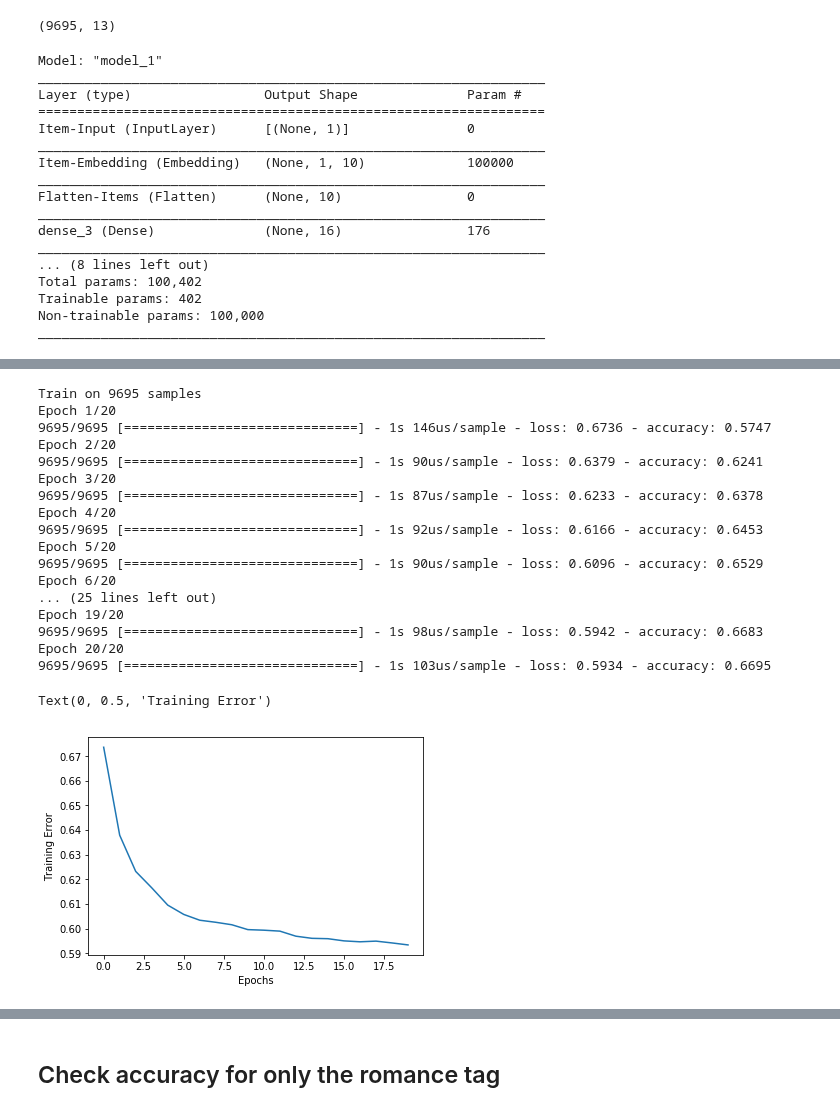
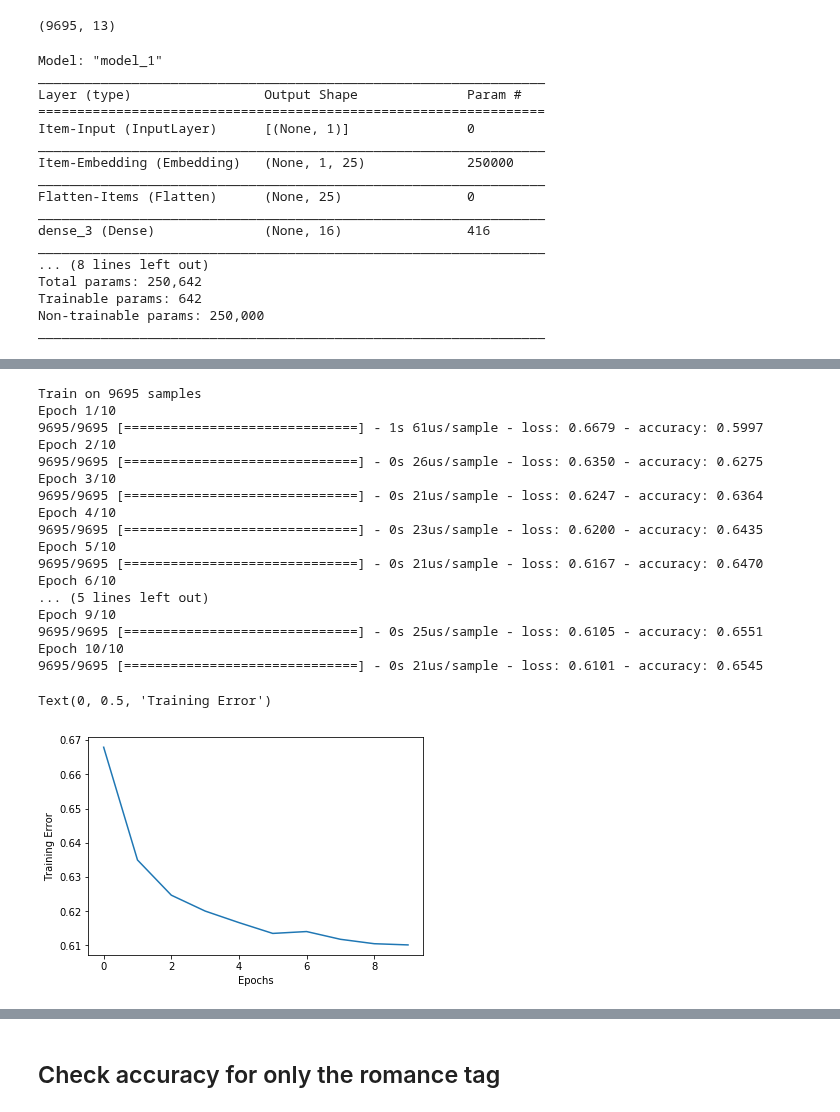
Before and after one commit to James-Leslie/deep-collaborative-filtering, a Jupyter notebook: tf-goodbooks-genre-tagging.ipynb, the cells around one changed output, grey strips where cells are left out. Drawn from its saved outputs; the diff is of its cells as text; code cells hidden in the pictures.

```diff
--- a/tf-goodbooks-genre-tagging.ipynb
+++ b/tf-goodbooks-genre-tagging.ipynb
@@ -57,12 +67,12 @@ We will re-use the item embedding layer later on
 # %%
 # item embedding path
 item_input = Input(shape=[1], name="Item-Input")
-item_embedding = Embedding(max_items+1, 10, name="Item-Embedding")(item_input)
+item_embedding = Embedding(max_items+1, 25, name="Item-Embedding")(item_input)
 item_vec = Flatten(name="Flatten-Items")(item_embedding)
 
 # user embedding path
 user_input = Input(shape=[1], name="User-Input")
-user_embedding = Embedding(max_users+1, 10, name="User-Embedding")(user_input)
+user_embedding = Embedding(max_users+1, 25, name="User-Embedding")(user_input)
 user_vec = Flatten(name="Flatten-Users")(user_embedding)
 # %% [markdown]
 ### Head of model
@@ -226,19 +223,19 @@ Layer (type)                 Output Shape              Param #
 =================================================================
 Item-Input (InputLayer)      [(None, 1)]               0
 _________________________________________________________________
-Item-Embedding (Embedding)   (None, 1, 10)             100000
+Item-Embedding (Embedding)   (None, 1, 25)             250000
 _________________________________________________________________
-Flatten-Items (Flatten)      (None, 10)                0
+Flatten-Items (Flatten)      (None, 25)                0
 _________________________________________________________________
-dense_3 (Dense)              (None, 16)                176
+dense_3 (Dense)              (None, 16)                416
 _________________________________________________________________
 ... (8 lines left out)
-Total params: 100,402
-Trainable params: 402
-Non-trainable params: 100,000
+Total params: 250,642
+Trainable params: 642
+Non-trainable params: 250,000
 _________________________________________________________________
 # %%
-history = model2.fit(books.book_id, books.iloc[:,-10:], batch_size=64, epochs=20)
+history = model2.fit(books.book_id, books.iloc[:,-10:], batch_size=64, epochs=10)
 # model.save('regression_model2.h5')
 plt.plot(history.history['loss'])
 plt.xlabel("Epochs")
@@ -249,22 +246,22 @@ W0710 22:15:55.412909 16684 deprecation.py:323] From C:\Users\jlesl\Anaconda3\li
 Instructions for updating:
 Use tf.where in 2.0, which has the same broadcast rule as np.where
 Train on 9695 samples
-Epoch 1/20
-9695/9695 [==============================] - 1s 146us/sample - loss: 0.6736 - accuracy: 0.5747
-Epoch 2/20
-9695/9695 [==============================] - 1s 90us/sample - loss: 0.6379 - accuracy: 0.6241
-Epoch 3/20
-9695/9695 [==============================] - 1s 87us/sample - loss: 0.6233 - accuracy: 0.6378
-Epoch 4/20
-9695/9695 [==============================] - 1s 92us/sample - loss: 0.6166 - accuracy: 0.6453
-Epoch 5/20
-9695/9695 [==============================] - 1s 90us/sample - loss: 0.6096 - accuracy: 0.6529
-Epoch 6/20
-... (25 lines left out)
-Epoch 19/20
-9695/9695 [==============================] - 1s 98us/sample - loss: 0.5942 - accuracy: 0.6683
-Epoch 20/20
-9695/9695 [==============================] - 1s 103us/sample - loss: 0.5934 - accuracy: 0.6695
+Epoch 1/10
+9695/9695 [==============================] - 1s 61us/sample - loss: 0.6679 - accuracy: 0.5997
+Epoch 2/10
+9695/9695 [==============================] - 0s 26us/sample - loss: 0.6350 - accuracy: 0.6275
+Epoch 3/10
+9695/9695 [==============================] - 0s 21us/sample - loss: 0.6247 - accuracy: 0.6364
+Epoch 4/10
+9695/9695 [==============================] - 0s 23us/sample - loss: 0.6200 - accuracy: 0.6435
+Epoch 5/10
+9695/9695 [==============================] - 0s 21us/sample - loss: 0.6167 - accuracy: 0.6470
+Epoch 6/10
+... (5 lines left out)
+Epoch 9/10
+9695/9695 [==============================] - 0s 25us/sample - loss: 0.6105 - accuracy: 0.6551
+Epoch 10/10
+9695/9695 [==============================] - 0s 21us/sample - loss: 0.6101 - accuracy: 0.6545
 Text(0, 0.5, 'Training Error')
-[figure, old version]
+[figure, new version]
 # %%
```
Also changed, not shown: parts of 42 cells of this notebook, 4 other files.
